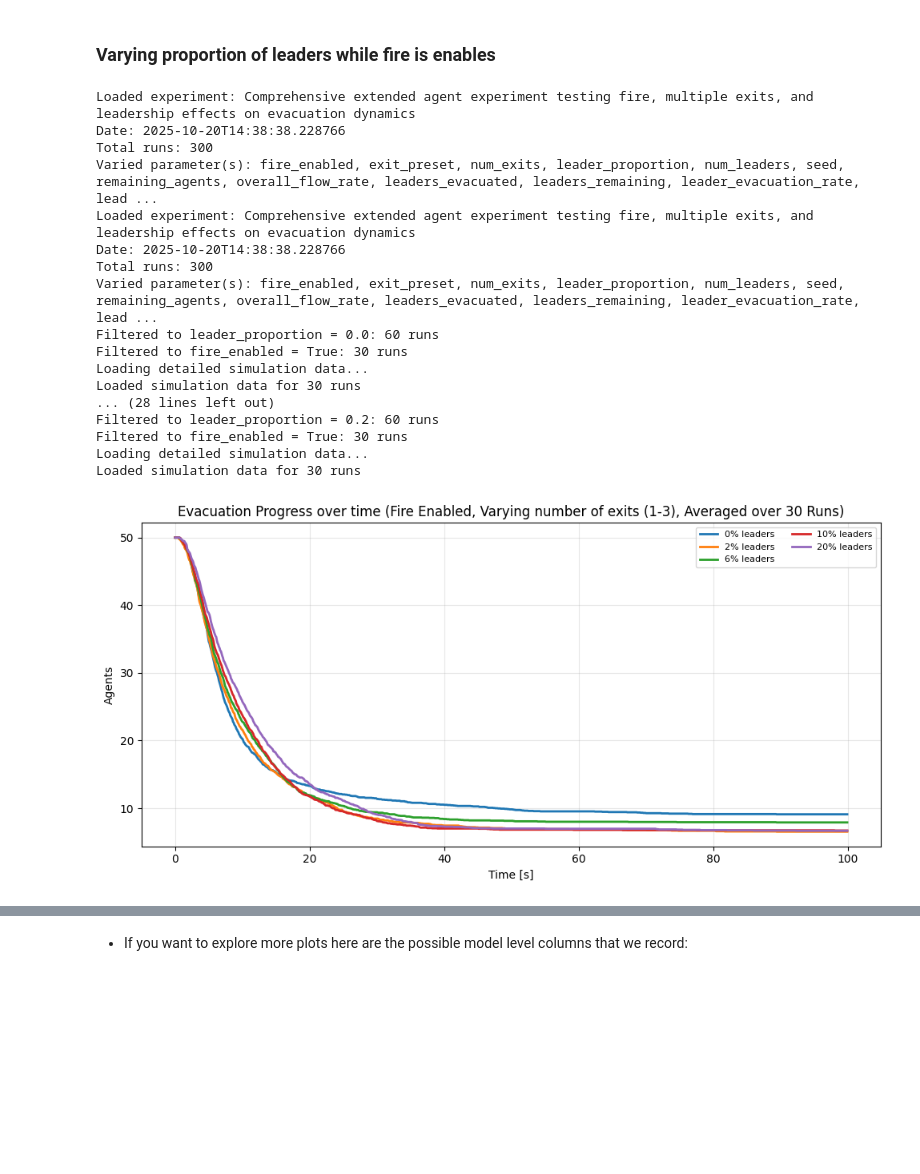
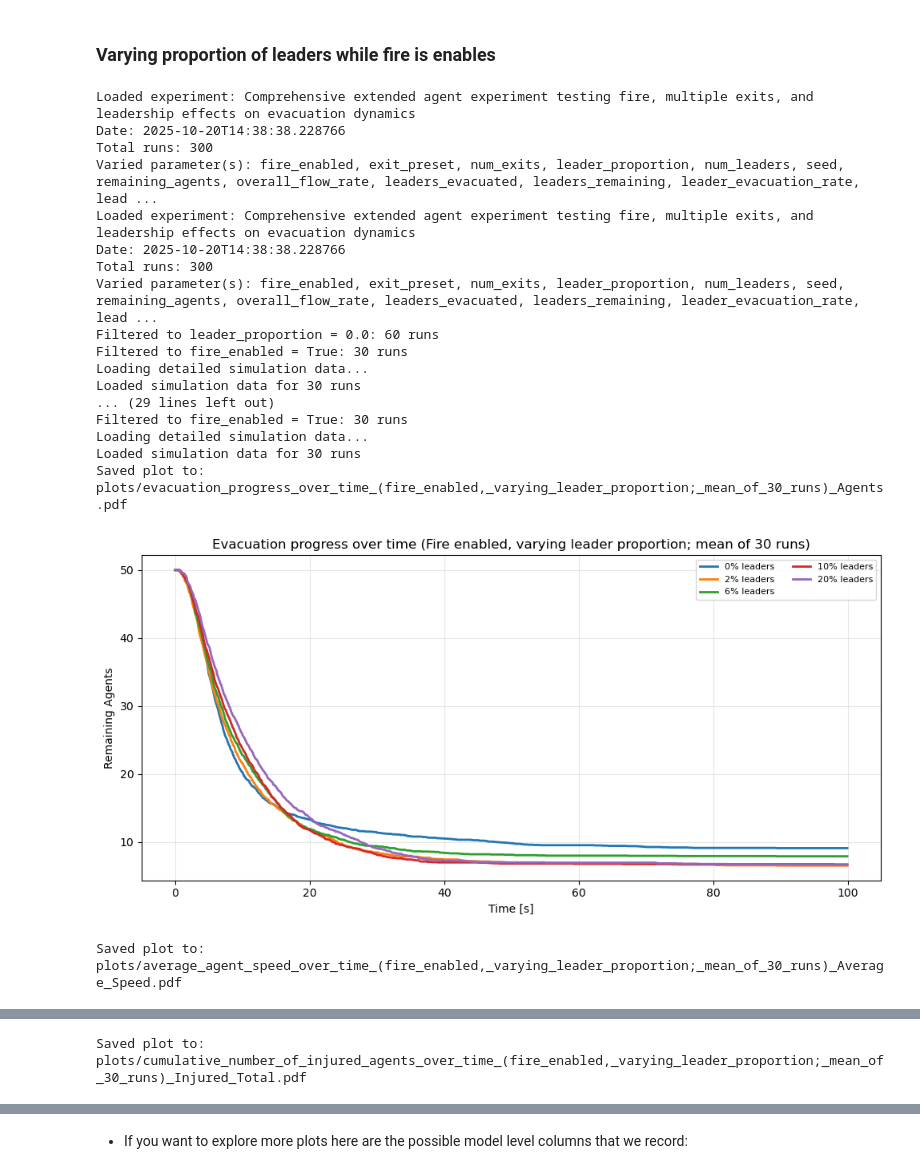
Before and after one commit to NikiLalev/dmas_project, a Jupyter notebook: src/simulation_results.ipynb, the cells around one changed output, grey strips where cells are left out. Drawn from its saved outputs; the diff is of its cells as text; code cells hidden in the pictures; blank space fills up the shorter version.

Commit message:
fixed plots

```diff
--- a/src/simulation_results.ipynb
+++ b/src/simulation_results.ipynb
@@ -486,44 +527,52 @@ combined_model_df = load_combined_model_df(
     parameter_values=[0.0, 0.02, 0.06, 0.10, 0.20],
     additional_filters={"fire_enabled": True}
 )
+
+save_folder = "plots"
+Path(save_folder).mkdir(parents=True, exist_ok=True)
+
 plot_by_parameter(
     combined_model_df,
     "leader_proportion",
     "Agents",
-    "Evacuation Progress over time (Fire Enabled, Varying number of exits (1-3), Averaged over 30 Runs)",
-    "Agents"
+    "Evacuation progress over time (Fire enabled, varying leader proportion; mean of 30 runs)",
+    "Remaining Agents",
+    save_dir=save_folder
 )
 plot_by_parameter(
     combined_model_df,
     "leader_proportion",
     "Average_Speed",
-    "Average Speed over time (Fire Enabled, Varying number of exits (1-3), Averaged over 30 Runs)",
-    "Speed [m/s]"
+    "Average agent speed over time (Fire enabled, varying leader proportion; mean of 30 runs)",
+    "Speed [m/s]",
+    save_dir=save_folder
 )
 
 plot_by_parameter(
     combined_model_df,
     "leader_proportion",
     "Injured_Total",
-    "Number of Injured over time (Fire Enabled, Varying number of exits (1-3), Averaged over 30 Runs)",
-    "Total Injured"
+    "Cumulative number of injured agents over time (Fire enabled, varying leader proportion; mean of 30 runs)",
+    "Injured agents",
+    save_dir=save_folder
 )
 # %% [output]
 Loaded experiment: Comprehensive extended agent experiment testing fire, multiple exits, and leadership effects on evacuation dynamics
 Date: 2025-10-20T14:38:38.228766
 Total runs: 300
 Varied parameter(s): fire_enabled, exit_preset, num_exits, leader_proportion, num_leaders, seed, remaining_agents, overall_flow_rate, leaders_evacuated, leaders_remaining, leader_evacuation_rate, lead ...
 Loaded experiment: Comprehensive extended agent experiment testing fire, multiple exits, and leadership effects on evacuation dynamics
 Date: 2025-10-20T14:38:38.228766
 Total runs: 300
 Varied parameter(s): fire_enabled, exit_preset, num_exits, leader_proportion, num_leaders, seed, remaining_agents, overall_flow_rate, leaders_evacuated, leaders_remaining, leader_evacuation_rate, lead ...
 Filtered to leader_proportion = 0.0: 60 runs
 Filtered to fire_enabled = True: 30 runs
 Loading detailed simulation data...
 Loaded simulation data for 30 runs
-... (28 lines left out)
-Filtered to leader_proportion = 0.2: 60 runs
+... (29 lines left out)
 Filtered to fire_enabled = True: 30 runs
 Loading detailed simulation data...
 Loaded simulation data for 30 runs
+Saved plot to: plots/evacuation_progress_over_time_(fire_enabled,_varying_leader_proportion;_mean_of_30_runs)_Agents.pdf
-[figure, old version]
+[figure, new version]
+Saved plot to: plots/average_agent_speed_over_time_(fire_enabled,_varying_leader_proportion;_mean_of_30_runs)_Average_Speed.pdf
@@ -530,0 +580 @@ Loaded simulation data for 30 runs
+Saved plot to: plots/cumulative_number_of_injured_agents_over_time_(fire_enabled,_varying_leader_proportion;_mean_of_30_runs)_Injured_Total.pdf
```
Also changed, not shown: parts of 6 cells of this notebook, 11 other files.
